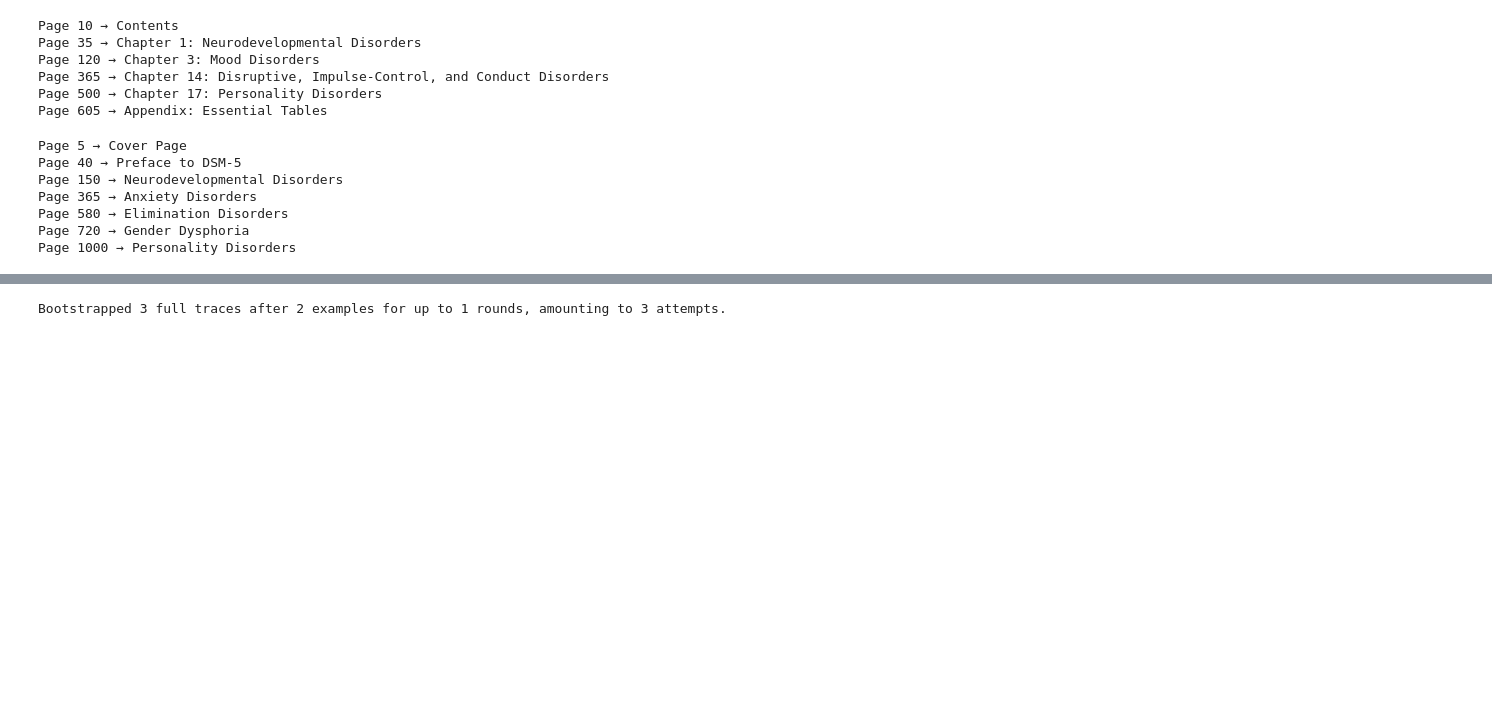
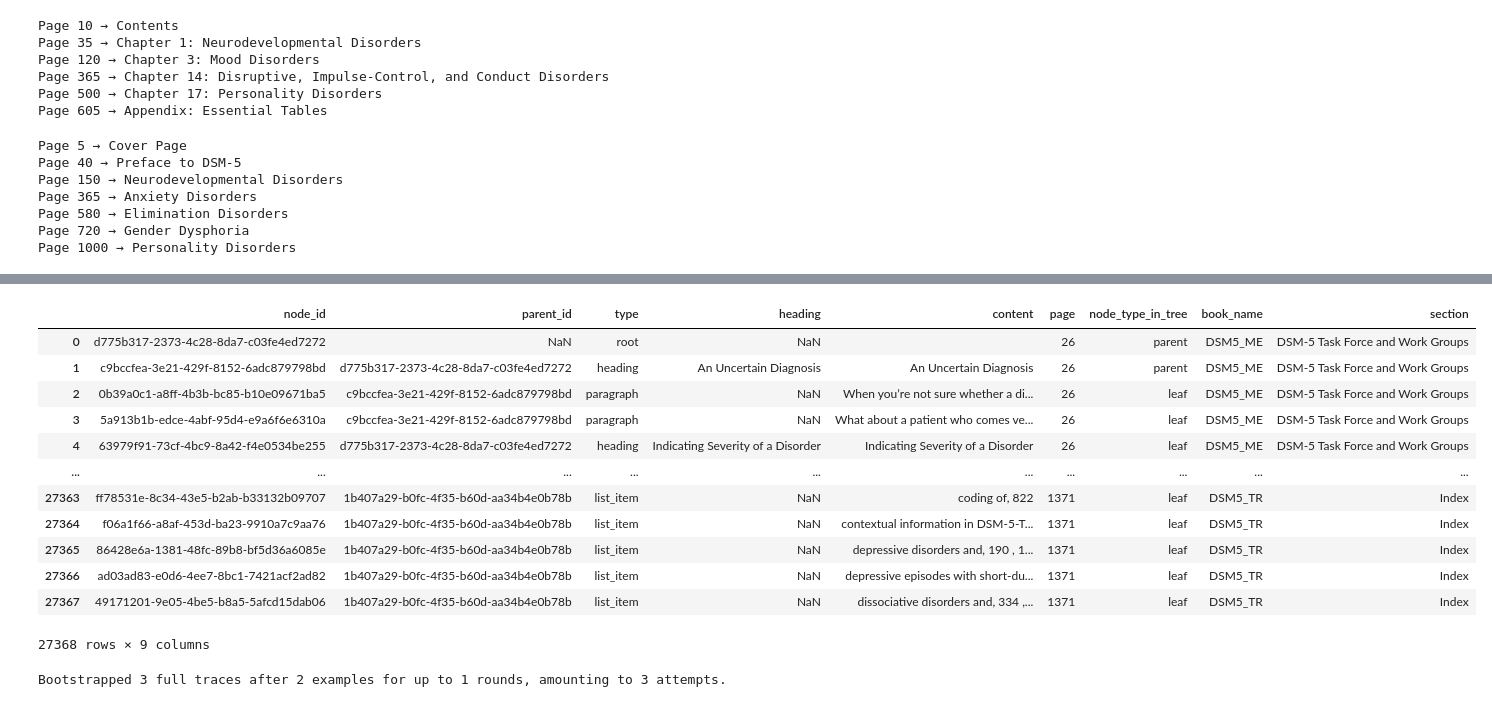
Before and after one commit to Alijgh003/MentalKG, a Jupyter notebook: test.ipynb, the cells around one changed output, grey strips where cells are left out. Cells and saved outputs as stored; diff of their text form; code cells hidden in the pictures; blank space fills up the shorter version.

```diff
--- a/test.ipynb
+++ b/test.ipynb
@@ -291,0 +294,17 @@ get_chapter_for_page("DSM_DE", 1)
+# %%
+df['section'] = df.apply(lambda row: get_chapter_for_page(row['book_name'], row['page']), axis=1)
+df
+# %% [output]
+|  | node_id | parent_id | type | heading | content | page | node_type_in_tree | book_name | section |
+| 0 | d775b317-2373-4c28-8da7-c03fe4ed7272 | NaN | root | NaN |  | 26 | parent | DSM5_ME | DSM-5 Task Force and Work Groups |
+| 1 | c9bccfea-3e21-429f-8152-6adc879798bd | d775b317-2373-4c28-8da7-c03fe4ed7272 | heading | An Uncertain Diagnosis | An Uncertain Diagnosis | 26 | parent | DSM5_ME | DSM-5 Task Force and Work Groups |
+| 2 | 0b39a0c1-a8ff-4b3b-bc85-b10e09671ba5 | c9bccfea-3e21-429f-8152-6adc879798bd | paragraph | NaN | When you’re not sure whether a di... | 26 | leaf | DSM5_ME | DSM-5 Task Force and Work Groups |
+| 3 | 5a913b1b-edce-4abf-95d4-e9a6f6e6310a | c9bccfea-3e21-429f-8152-6adc879798bd | paragraph | NaN | What about a patient who comes ve... | 26 | leaf | DSM5_ME | DSM-5 Task Force and Work Groups |
+| 4 | 63979f91-73cf-4bc9-8a42-f4e0534be255 | d775b317-2373-4c28-8da7-c03fe4ed7272 | heading | Indicating Severity of a Disorder | Indicating Severity of a Disorder | 26 | leaf | DSM5_ME | DSM-5 Task Force and Work Groups |
+| ... | ... | ... | ... | ... | ... | ... | ... | ... | ... |
+| 27363 | ff78531e-8c34-43e5-b2ab-b33132b09707 | 1b407a29-b0fc-4f35-b60d-aa34b4e0b78b | list_item | NaN | coding of, 822 | 1371 | leaf | DSM5_TR | Index |
+| 27364 | f06a1f66-a8af-453d-ba23-9910a7c9aa76 | 1b407a29-b0fc-4f35-b60d-aa34b4e0b78b | list_item | NaN | contextual information in DSM-5-T... | 1371 | leaf | DSM5_TR | Index |
+| 27365 | 86428e6a-1381-48fc-89b8-bf5d36a6085e | 1b407a29-b0fc-4f35-b60d-aa34b4e0b78b | list_item | NaN | depressive disorders and, 190 , 1... | 1371 | leaf | DSM5_TR | Index |
+| 27366 | ad03ad83-e0d6-4ee7-8bc1-7421acf2ad82 | 1b407a29-b0fc-4f35-b60d-aa34b4e0b78b | list_item | NaN | depressive episodes with short-du... | 1371 | leaf | DSM5_TR | Index |
+| 27367 | 49171201-9e05-4be5-b8a5-5afcd15dab06 | 1b407a29-b0fc-4f35-b60d-aa34b4e0b78b | list_item | NaN | dissociative disorders and, 334 ,... | 1371 | leaf | DSM5_TR | Index |
+27368 rows × 9 columns
```
Also changed, not shown: parts of 2 cells of this notebook.
